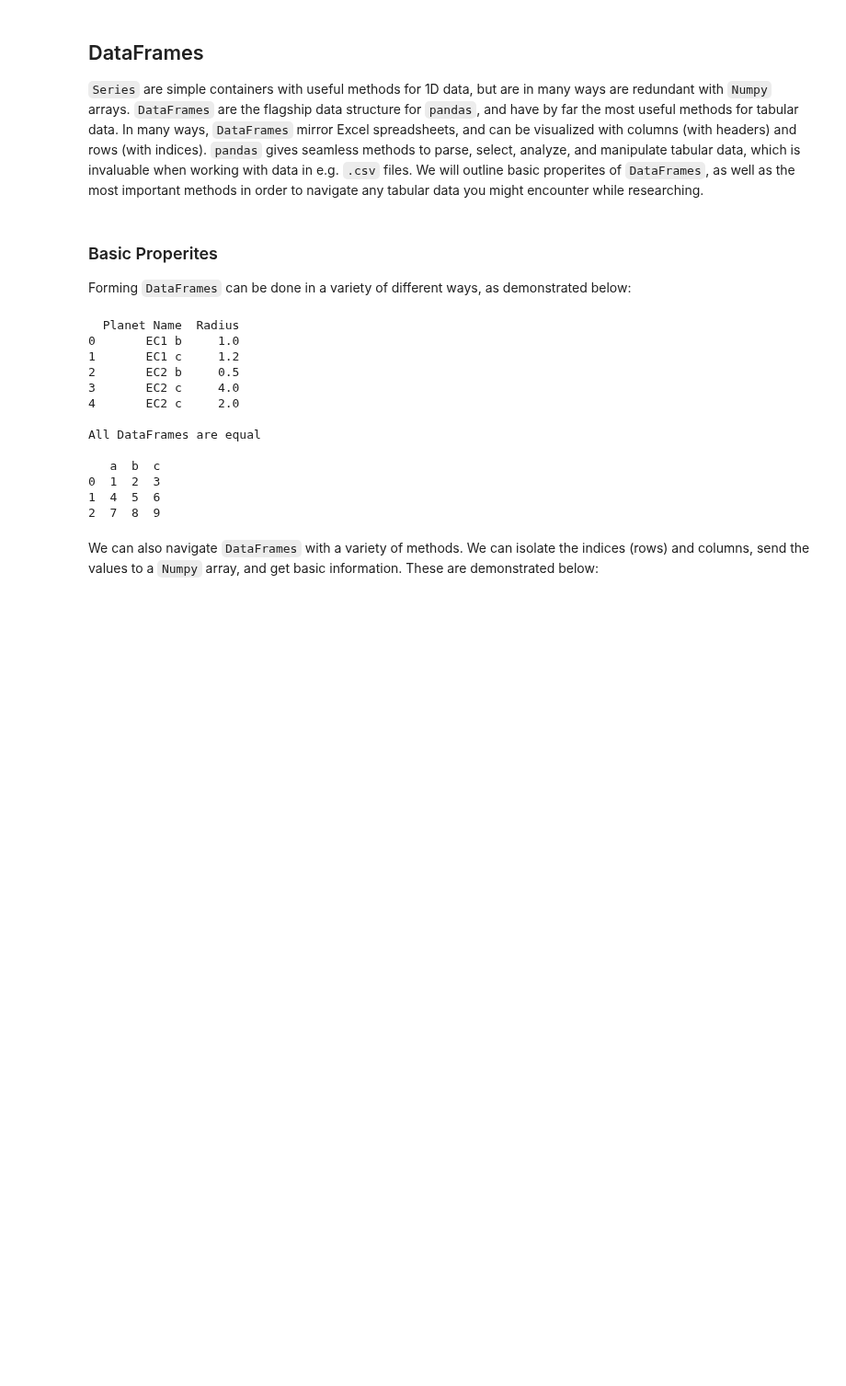
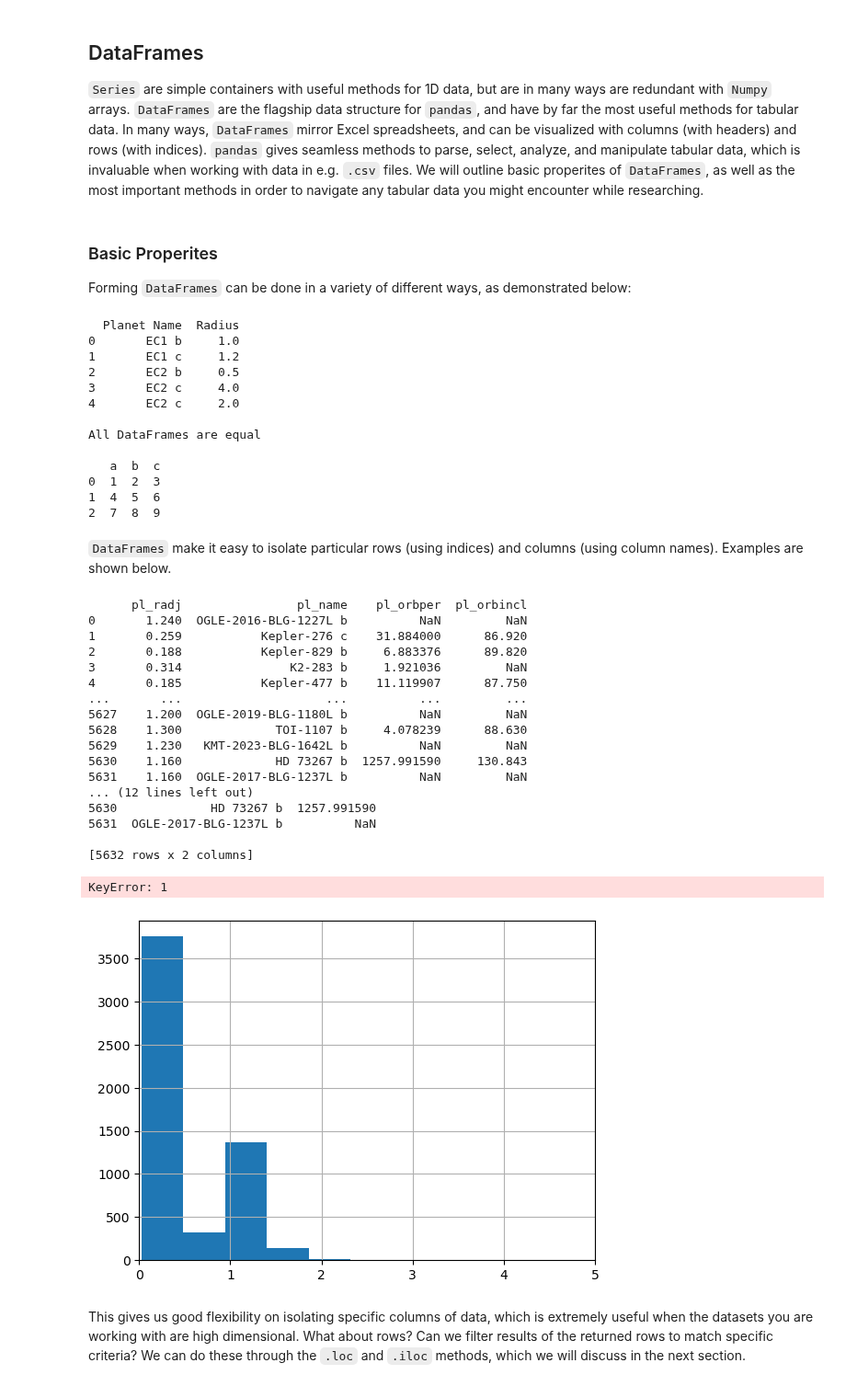
Before and after one commit to AstroMusers/ExoCore, a Jupyter notebook: ExoCore/Data_Structures/Pandas.ipynb, the cells around one changed output. Shown at 92% size. Saved outputs shown, nothing was run; the diff lists cells and outputs as text; code cells hidden in the pictures; blank space fills up the shorter version.

```diff
--- a/ExoCore/Data_Structures/Pandas.ipynb
+++ b/ExoCore/Data_Structures/Pandas.ipynb
@@ -301,5 +301,44 @@ All DataFrames are equal
 0  1  2  3
 1  4  5  6
 2  7  8  9
-# %% [markdown]
-We can also navigate `DataFrames` with a variety of methods. We can isolate the indices (rows) and columns, send the values to a `Numpy` array, and get basic information. These are demonstrated below:
+# %% [markdown]
+`DataFrames` make it easy to isolate particular rows (using indices) and columns (using column names). Examples are shown below.
+# %%
+from astroquery.ipac.nexsci.nasa_exoplanet_archive import NasaExoplanetArchive
+from matplotlib import pyplot as plt
+
+##Importing the data straight from the NASA Exoplanet Archive
+##Note: Astoquery has its own method to take a query table and convert to a DataFrame!
+exo_data = NasaExoplanetArchive.query_criteria(table='pscomppars', select = {'pl_name', 'pl_orbincl', 'pl_radj', 'pl_orbper'}).to_pandas()
+print(exo_data)
+#Let's only look at the distribution of exoplanet radii
+
+radii = exo_data['pl_radj']
+plt.xlim(0, 5)
+radii.hist(bins = 15)
+
+#What about only the planet name and orbital period?
+name_period = exo_data[['pl_name', 'pl_orbper']]
+print(name_period)
+# %% [output]
+      pl_radj                pl_name    pl_orbper  pl_orbincl
+0       1.240  OGLE-2016-BLG-1227L b          NaN         NaN
+1       0.259           Kepler-276 c    31.884000      86.920
+2       0.188           Kepler-829 b     6.883376      89.820
+3       0.314               K2-283 b     1.921036         NaN
+4       0.185           Kepler-477 b    11.119907      87.750
+...       ...                    ...          ...         ...
+5627    1.200  OGLE-2019-BLG-1180L b          NaN         NaN
+5628    1.300             TOI-1107 b     4.078239      88.630
+5629    1.230   KMT-2023-BLG-1642L b          NaN         NaN
+5630    1.160             HD 73267 b  1257.991590     130.843
+5631    1.160  OGLE-2017-BLG-1237L b          NaN         NaN
+... (12 lines left out)
+5630             HD 73267 b  1257.991590
+5631  OGLE-2017-BLG-1237L b          NaN
+
+[5632 rows x 2 columns]
+KeyError: 1
+[figure, added]
+# %% [markdown]
+This gives us good flexibility on isolating specific columns of data, which is extremely useful when the datasets you are working with are high dimensional. What about rows? Can we filter results of the returned rows to match specific criteria? We can do these through the `.loc` and `.iloc` methods, which we will discuss in the next section.
```
Also changed, not shown: parts of 2 cells of this notebook.
